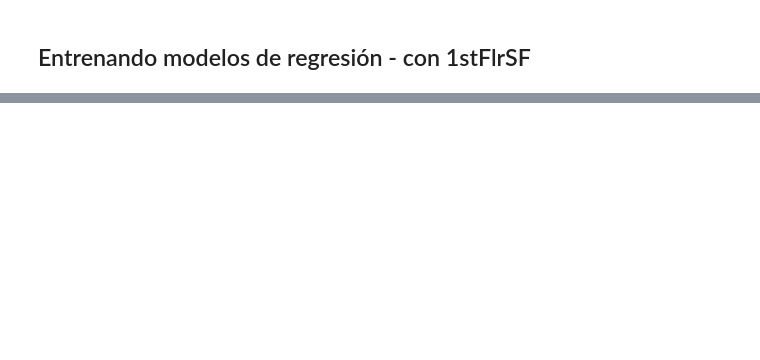
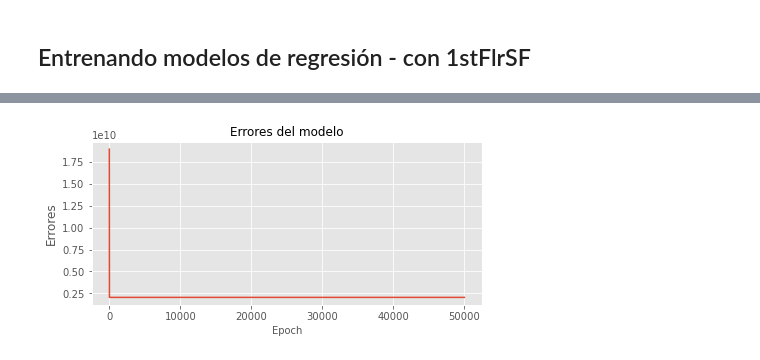
Before and after one commit to ramonescobar/final_project, a Jupyter notebook: Proyecto Final.ipynb, the cells around one changed output, grey strips where cells are left out. Saved outputs shown, nothing was run; the diff lists cells and outputs as text; code cells hidden in the pictures; blank space fills up the shorter version.

```diff
--- a/Proyecto Final.ipynb
+++ b/Proyecto Final.ipynb
@@ -221,2 +201,5 @@ univ_linear_reg.model_plot(m1_modelos, 8000)
 # %% [markdown]
 ## Entrenando modelos de regresión - con 1stFlrSF
+# %%
+m2 = univ_linear_reg(np.array(train['1stFlrSF']), np.array(train['SalePrice']), 50001,5000,0.000001)
+m2_modelos, m2_errores = m2.trained_models()
@@ -222,0 +224,4 @@ univ_linear_reg.model_plot(m1_modelos, 8000)
+# %%
+univ_linear_reg.error_plot(m2_errores)
+# %% [output]
+[figure, added]
```
Also changed, not shown: parts of 16 cells of this notebook.
